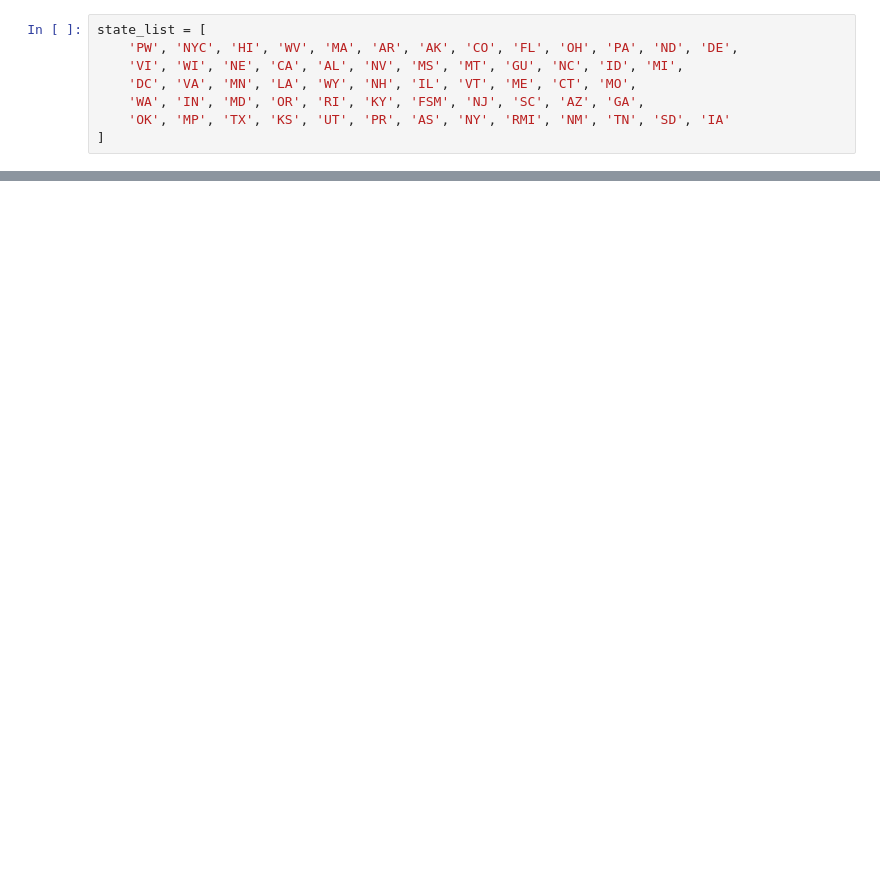
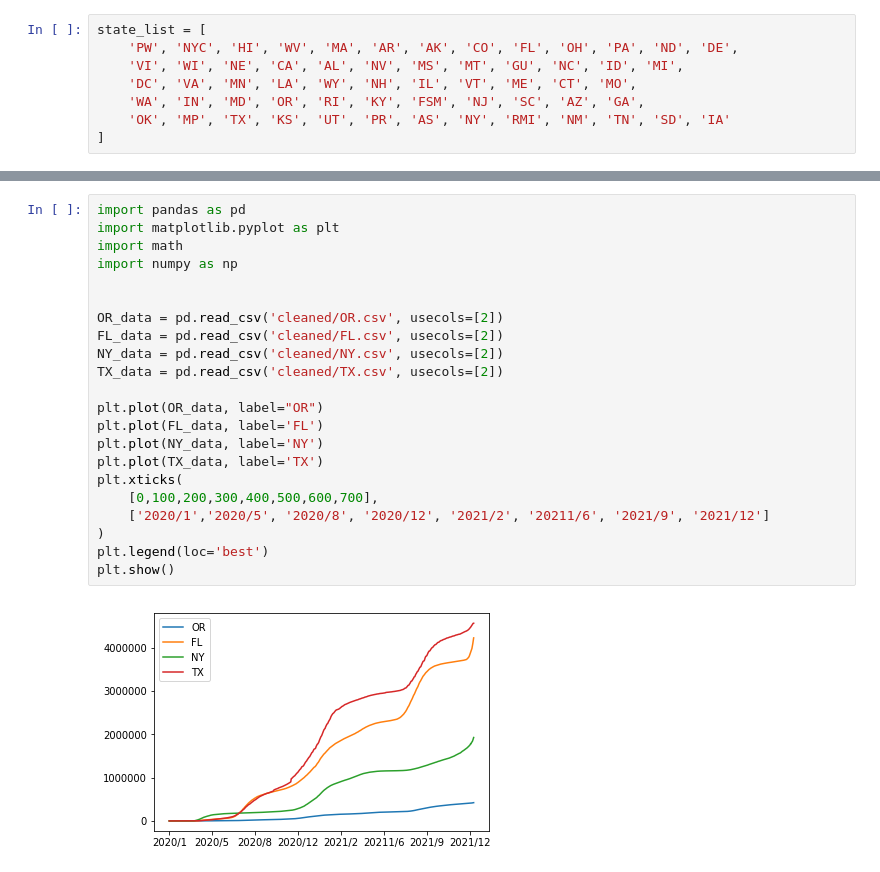
Before and after one commit to GoodrainCN/Covid_Trend, a Jupyter notebook: graphing.ipynb, the cells around one changed output, grey strips where cells are left out. Drawn from its saved outputs; the diff is of its cells as text; blank space fills up the shorter version.

```diff
--- a/graphing.ipynb
+++ b/graphing.ipynb
@@ -32,0 +33,24 @@ plt.show()
+# %%
+import pandas as pd
+import matplotlib.pyplot as plt
+import math
+import numpy as np
+
+
+OR_data = pd.read_csv('cleaned/OR.csv', usecols=[2])
+FL_data = pd.read_csv('cleaned/FL.csv', usecols=[2])
+NY_data = pd.read_csv('cleaned/NY.csv', usecols=[2])
+TX_data = pd.read_csv('cleaned/TX.csv', usecols=[2])
+
+plt.plot(OR_data, label="OR")
+plt.plot(FL_data, label='FL')
+plt.plot(NY_data, label='NY')
+plt.plot(TX_data, label='TX')
+plt.xticks(
+    [0,100,200,300,400,500,600,700],
+    ['2020/1','2020/5', '2020/8', '2020/12', '2021/2', '20211/6', '2021/9', '2021/12']
+)
+plt.legend(loc='best')
+plt.show()
+# %% [output]
+[figure, added]
```
Also changed, not shown: parts of 1 cell of this notebook.
